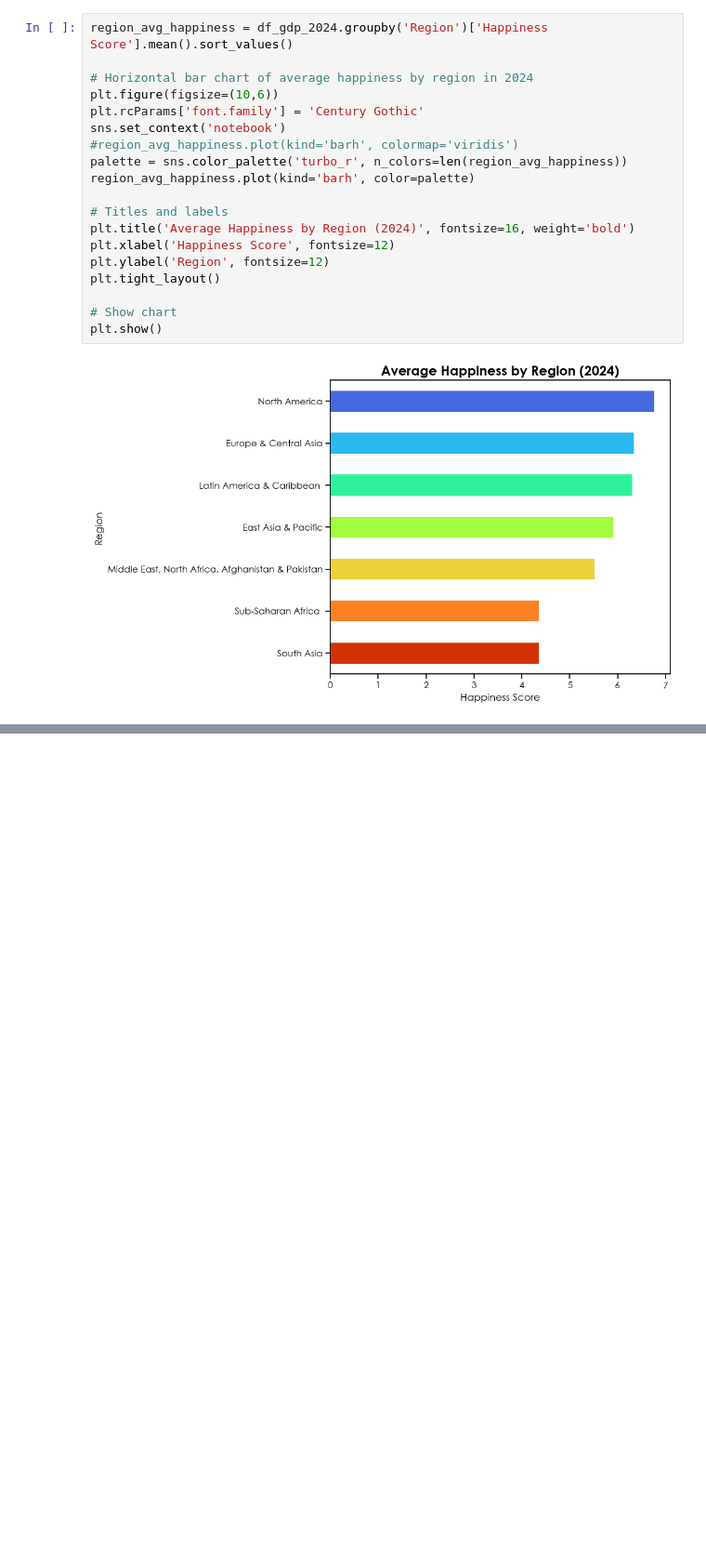
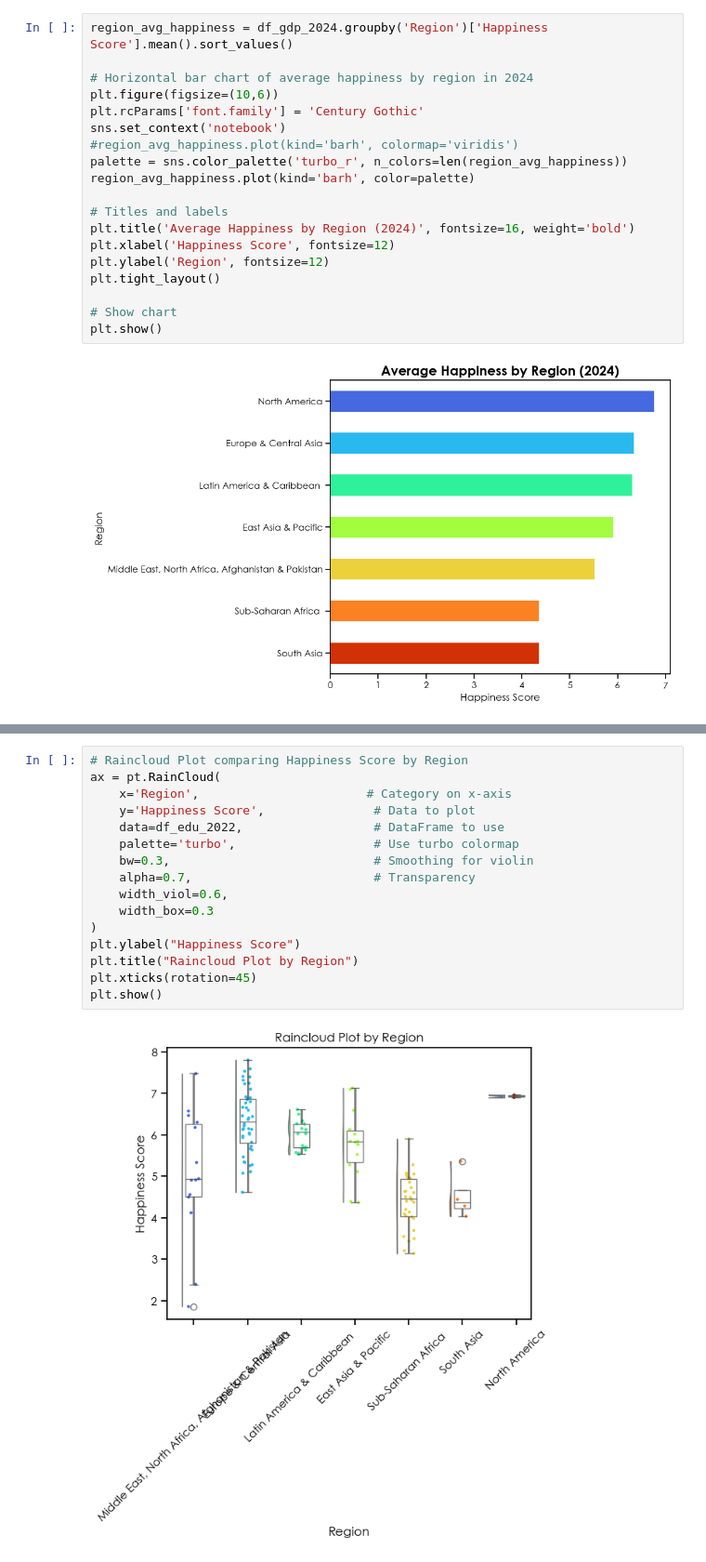
Before and after one commit to bgizzle78/C11_Capstone, a Jupyter notebook: notebooks/visuals_final.ipynb, the cells around one changed output, grey strips where cells are left out. Shown at 93% size. Cells and saved outputs as stored; diff of their text form; blank space fills up the shorter version.

```diff
--- a/notebooks/visuals_final.ipynb
+++ b/notebooks/visuals_final.ipynb
@@ -663,0 +707,18 @@ plt.show()
+# %%
+# Raincloud Plot comparing Happiness Score by Region
+ax = pt.RainCloud(
+    x='Region',                       # Category on x-axis
+    y='Happiness Score',               # Data to plot
+    data=df_edu_2022,                  # DataFrame to use
+    palette='turbo',                   # Use turbo colormap
+    bw=0.3,                            # Smoothing for violin
+    alpha=0.7,                         # Transparency
+    width_viol=0.6,
+    width_box=0.3
+)
+plt.ylabel("Happiness Score")
+plt.title("Raincloud Plot by Region")
+plt.xticks(rotation=45)
+plt.show()
+# %% [output]
+[figure, added]
```
Also changed, not shown: parts of 6 cells of this notebook, 2 other files.
